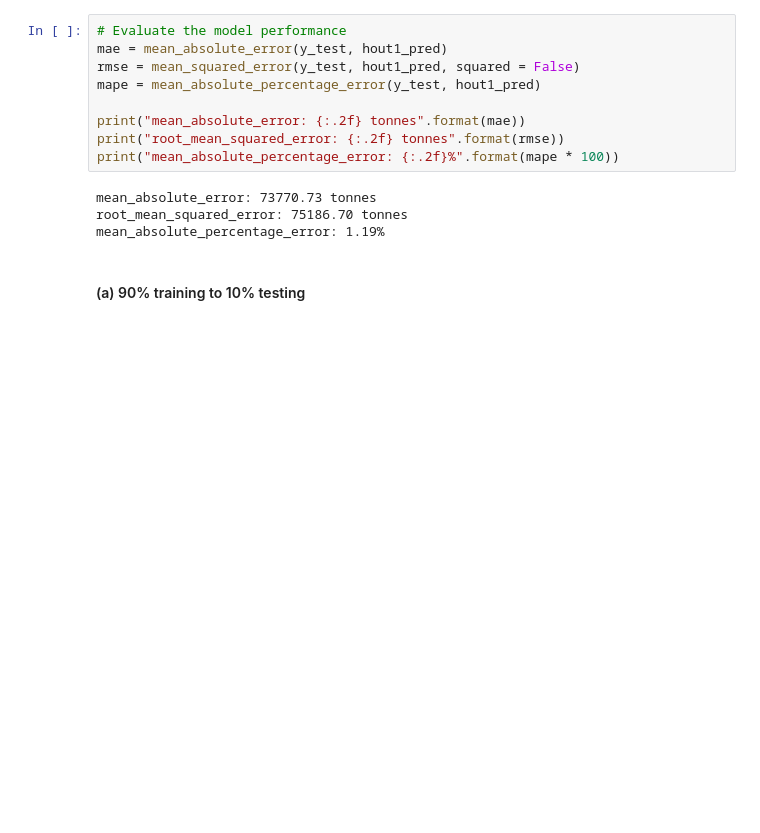
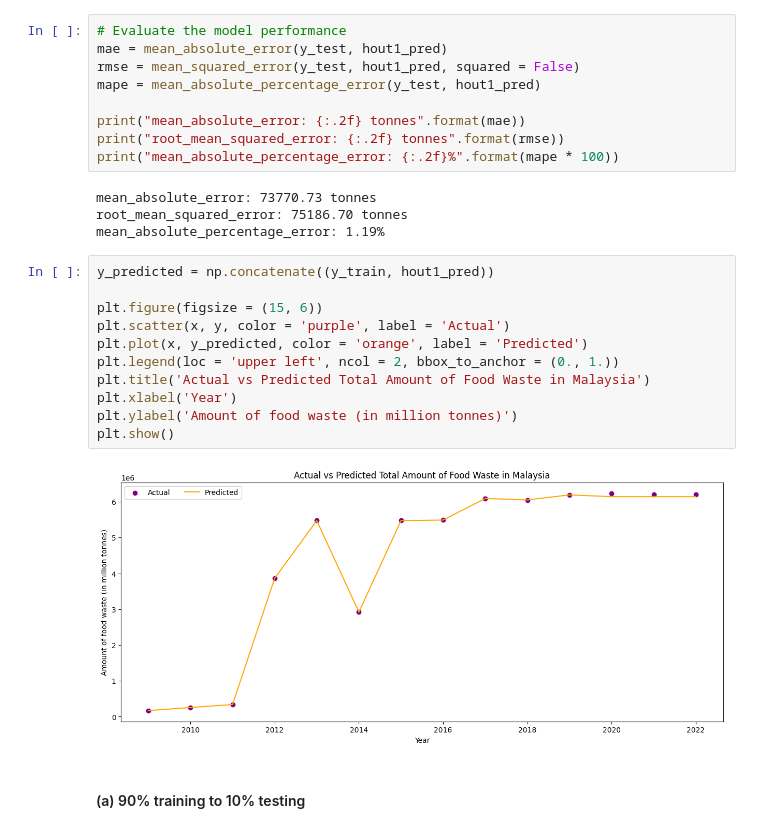
Before and after one commit to cajuon/RFR-on-Predicting-Food-Waste-Amount, a Jupyter notebook: random-forest-regression.ipynb, the cells around one changed output. Saved outputs shown, nothing was run; the diff lists cells and outputs as text; blank space fills up the shorter version.

Commit message:
Update visualization for the methods

```diff
--- a/random-forest-regression.ipynb
+++ b/random-forest-regression.ipynb
@@ -293,6 +293,19 @@ print("mean_absolute_percentage_error: {:.2f}%".format(mape * 100))
 mean_absolute_error: 73770.73 tonnes
 root_mean_squared_error: 75186.70 tonnes
 mean_absolute_percentage_error: 1.19%
+# %%
+y_predicted = np.concatenate((y_train, hout1_pred))
+
+plt.figure(figsize = (15, 6))
+plt.scatter(x, y, color = 'purple', label = 'Actual')
+plt.plot(x, y_predicted, color = 'orange', label = 'Predicted')
+plt.legend(loc = 'upper left', ncol = 2, bbox_to_anchor = (0., 1.))
+plt.title('Actual vs Predicted Total Amount of Food Waste in Malaysia')
+plt.xlabel('Year')
+plt.ylabel('Amount of food waste (in million tonnes)')
+plt.show()
+# %% [output]
+[figure, added]
 # %% [markdown]
 #### (a) 90% training to 10% testing
 # %%
```
Also changed, not shown: parts of 4 cells of this notebook.
